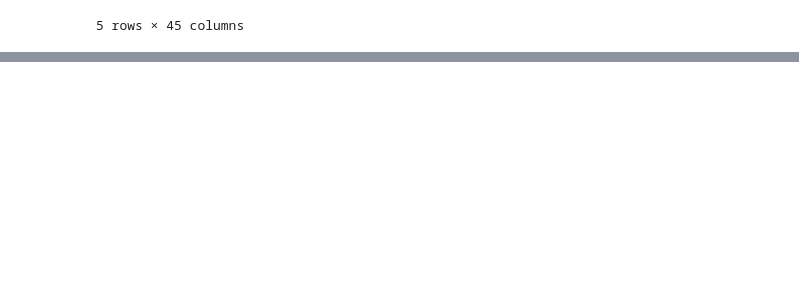
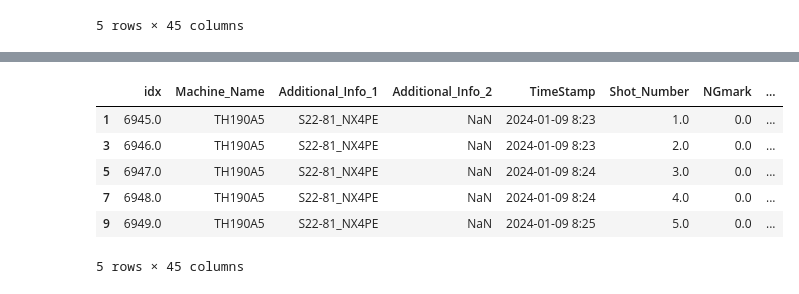
Before and after one commit to knockinthecave/seojinAI_dummy_creater, a Jupyter notebook: dummy_creater.ipynb, the cells around one changed output, grey strips where cells are left out. Drawn from its saved outputs; the diff is of its cells as text; code cells hidden in the pictures; blank space fills up the shorter version.

```diff
--- a/dummy_creater.ipynb
+++ b/dummy_creater.ipynb
@@ -17,0 +36,10 @@ shot_data.head()
+# %%
+data_frame_2.head()
+# %% [output]
+|  | idx | Machine_Name | Additional_Info_1 | Additional_Info_2 | TimeStamp | Shot_Number | NGmark | ... |
+| 1 | 6945.0 | TH190A5 | S22-81_NX4PE | NaN | 2024-01-09 8:23 | 1.0 | 0.0 | ... |
+| 3 | 6946.0 | TH190A5 | S22-81_NX4PE | NaN | 2024-01-09 8:23 | 2.0 | 0.0 | ... |
+| 5 | 6947.0 | TH190A5 | S22-81_NX4PE | NaN | 2024-01-09 8:24 | 3.0 | 0.0 | ... |
+| 7 | 6948.0 | TH190A5 | S22-81_NX4PE | NaN | 2024-01-09 8:24 | 4.0 | 0.0 | ... |
+| 9 | 6949.0 | TH190A5 | S22-81_NX4PE | NaN | 2024-01-09 8:25 | 5.0 | 0.0 | ... |
+5 rows × 45 columns
```
Also changed, not shown: parts of 3 cells of this notebook.
